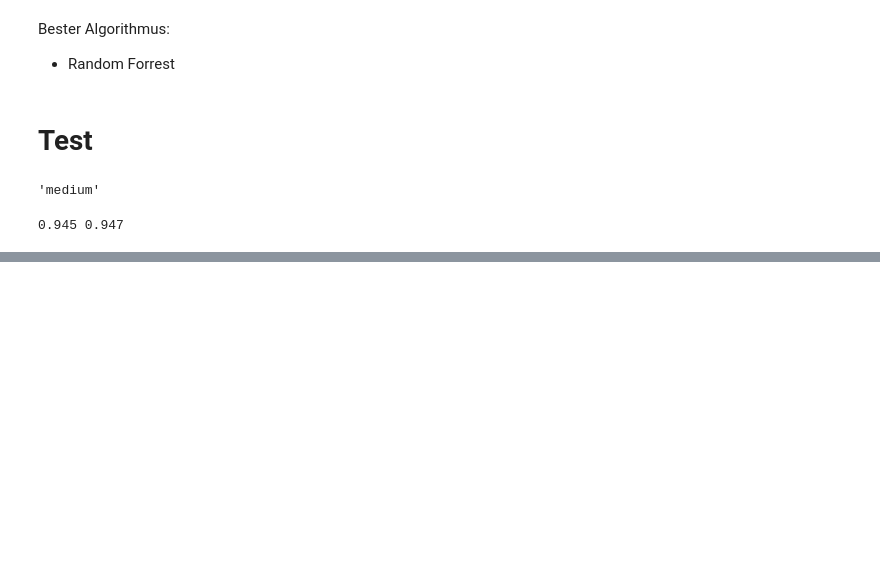
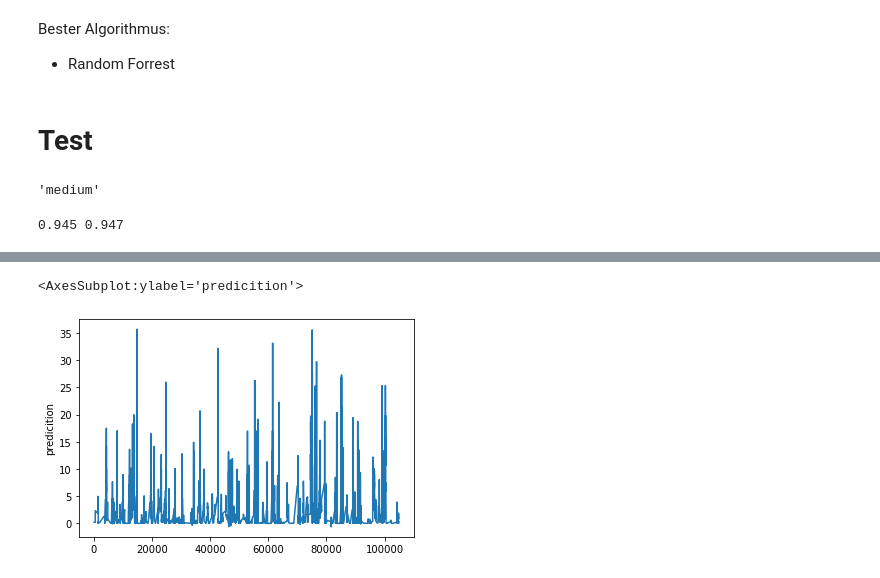
Before and after one commit to MatthiasSimons/covid-analysis, a Jupyter notebook: covid_analysis.ipynb, the cells around one changed output, grey strips where cells are left out. Cells and saved outputs as stored; diff of their text form; code cells hidden in the pictures; blank space fills up the shorter version.

```diff
--- a/covid_analysis.ipynb
+++ b/covid_analysis.ipynb
@@ -660,0 +706,5 @@ print(y_pred,y_real)
+# %%
+sns.lineplot(x=res_model_dataset.index, y="predicition", data=res_model_dataset)
+# %% [output]
+<AxesSubplot:ylabel='predicition'>
+[figure, added]
```
Also changed, not shown: parts of 6 cells of this notebook.
